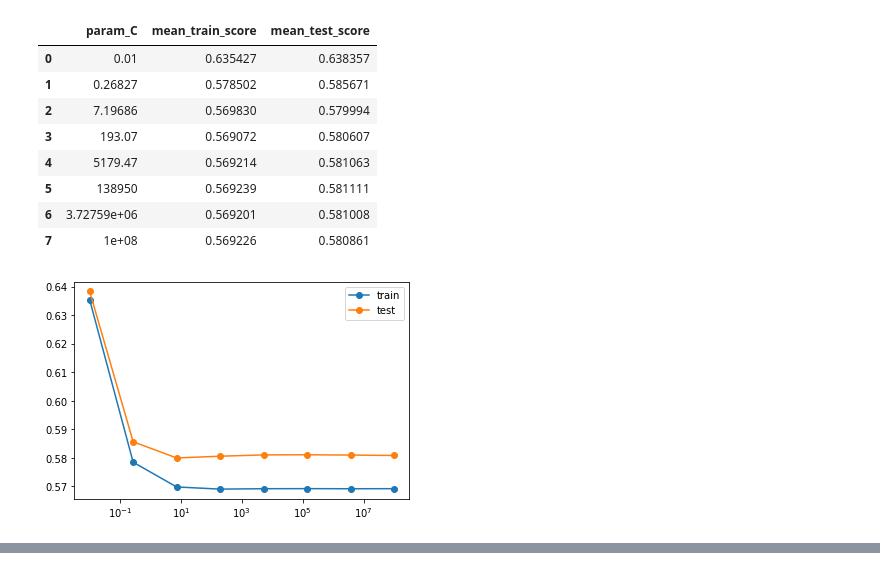
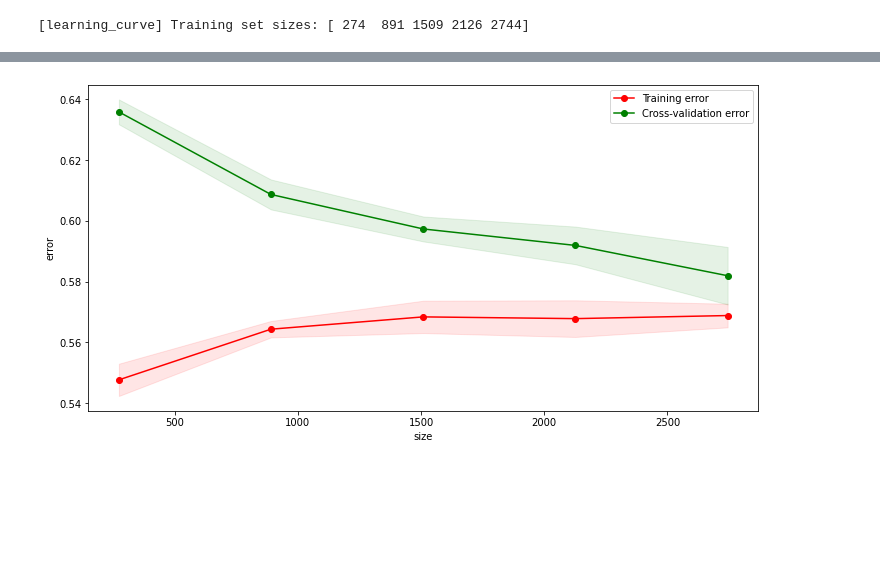
Before and after one commit to pranayrungta/apple, a Jupyter notebook: docs/3.model-lr.ipynb, the cells around one changed output, grey strips where cells are left out. Drawn from its saved outputs; the diff is of its cells as text; code cells hidden in the pictures; blank space fills up the shorter version.

```diff
--- a/docs/3.model-lr.ipynb
+++ b/docs/3.model-lr.ipynb
@@ -27,8 +7,8 @@ xtrain.shape, ytrain.shape
 # %%
+df, xtrain, xtest, ytrain, ytest = get_data()
+# fit ohe over all data
+ohe = fitted_ohe(operations['oneHotEncode'], df)
 preprocessor = preprocess(operations, ohe, scale=True)
-
-#pipeline
-preprocessor.fit(xtrain)
-xtrain = preprocessor.transform(xtrain)
+xtrain = preprocessor.fit_transform(xtrain)
 clf = LogisticRegression(penalty='l1', solver='liblinear')
 # %% [output]
@@ -111,23 +18,4 @@ GridSearchCV(cv=ShuffleSplit(n_splits=20, random_state=0, test_size=0.2, train_s
-# %%
-import pandas as pd
-df = pd.DataFrame(search.cv_results_)
-df[['param_C', 'mean_train_score', 'mean_test_score']]
-# %% [output]
-|  | param_C | mean_train_score | mean_test_score |
-| 0 | 0.01 | 0.635427 | 0.638357 |
-| 1 | 0.26827 | 0.578502 | 0.585671 |
-| 2 | 7.19686 | 0.569830 | 0.579994 |
-| 3 | 193.07 | 0.569072 | 0.580607 |
-| 4 | 5179.47 | 0.569214 | 0.581063 |
-| 5 | 138950 | 0.569239 | 0.581111 |
-| 6 | 3.72759e+06 | 0.569201 | 0.581008 |
-| 7 | 1e+08 | 0.569226 | 0.580861 |
-# %%
-px, py = df['param_C'], df['mean_train_score']
-plt.plot(px,py, 'o-', label='train')
-px, py = df['param_C'], df['mean_test_score']
-plt.plot(px,py, 'o-', label='test')
-plt.xscale('log')
-plt.legend();
-# %% [output]
-[figure, removed]
+# %%
+plot_learning_curve(clf, xtrain, ytrain) # Thus, no need of more data
+# %% [output]
+[learning_curve] Training set sizes: [ 274  891 1509 2126 2744]
@@ -133,0 +24 @@ plt.legend();
+[figure, added]
```
Also changed, not shown: parts of 17 cells of this notebook, 1 other file.
